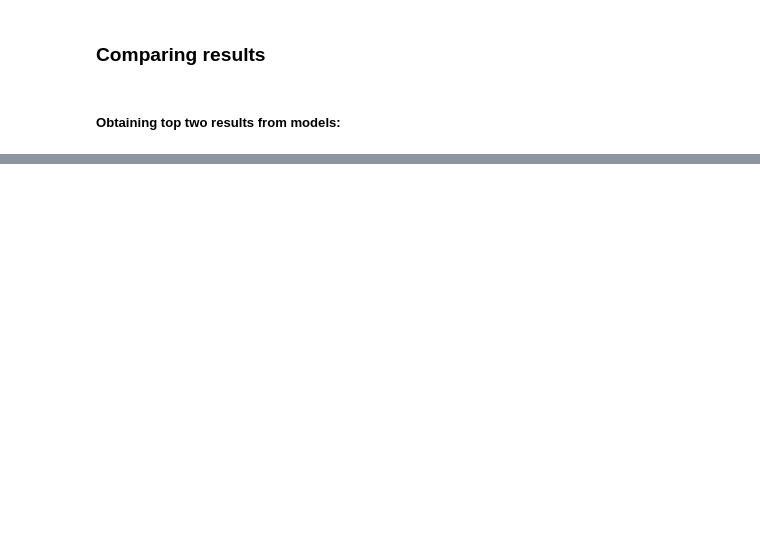
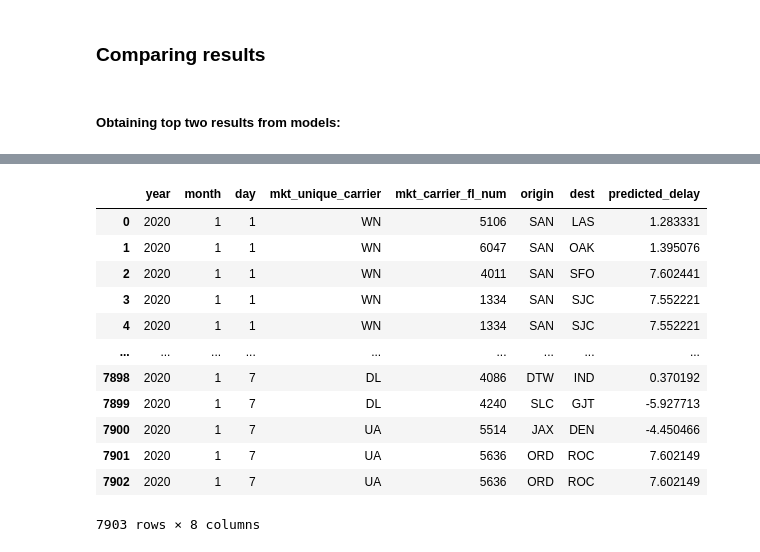
Before and after one commit to rileyjfournier/mid-term-project-I, a Jupyter notebook: James/ModelingWork.ipynb, the cells around one changed output, grey strips where cells are left out. Cells and saved outputs as stored; diff of their text form; code cells hidden in the pictures; blank space fills up the shorter version.

```diff
--- a/James/ModelingWork.ipynb
+++ b/James/ModelingWork.ipynb
@@ -775,0 +495,5 @@ results.to_csv('results.csv')
+# %%
+# loading data
+test = pd.read_csv('final_test.csv')
+# checking
+test.head()
@@ -775,0 +543,6 @@ results.to_csv('results.csv')
+# %%
+# creating column in table
+test['predicted_delay'] = test_pred
+
+# checking table
+test
@@ -775,0 +563,7 @@ results.to_csv('results.csv')
+# %%
+# re-adding removed origin/destination columns from original table
+original_test = pd.read_csv('DB/test_sample.csv', index_col='Unnamed: 0')
+
+# creating dictionary of location names for airport ids
+ids = original_test[['origin_airport_id','origin']].drop_duplicates()
+ids
@@ -775,0 +584,12 @@ results.to_csv('results.csv')
+# %%
+# creating dict
+temp = ids.set_index('origin_airport_id',inplace=True)
+temp_dict = ids.to_dict()['origin']
+
+# creating new origin column
+test['origin'] = test['origin_airport_id'].apply(lambda x: temp_dict.get(x))
+# creating new destination column
+test['dest'] = test['dest_airport_id'].apply(lambda x: temp_dict.get(x))
+
+# checking
+test.head()
@@ -775,0 +625,29 @@ results.to_csv('results.csv')
+# %%
+# filtering columns for submission table
+keeping = ['year',
+           'month',
+           'day',
+           'mkt_unique_carrier',
+           'mkt_carrier_fl_num',
+           'origin',
+           'dest',
+           'predicted_delay']
+
+submission = test[keeping]
+
+# viewing
+submission
+# %% [output]
+|  | year | month | day | mkt_unique_carrier | mkt_carrier_fl_num | origin | dest | predicted_delay |
+| 0 | 2020 | 1 | 1 | WN | 5106 | SAN | LAS | 1.283331 |
+| 1 | 2020 | 1 | 1 | WN | 6047 | SAN | OAK | 1.395076 |
+| 2 | 2020 | 1 | 1 | WN | 4011 | SAN | SFO | 7.602441 |
+| 3 | 2020 | 1 | 1 | WN | 1334 | SAN | SJC | 7.552221 |
+| 4 | 2020 | 1 | 1 | WN | 1334 | SAN | SJC | 7.552221 |
+| ... | ... | ... | ... | ... | ... | ... | ... | ... |
+| 7898 | 2020 | 1 | 7 | DL | 4086 | DTW | IND | 0.370192 |
+| 7899 | 2020 | 1 | 7 | DL | 4240 | SLC | GJT | -5.927713 |
+| 7900 | 2020 | 1 | 7 | UA | 5514 | JAX | DEN | -4.450466 |
+| 7901 | 2020 | 1 | 7 | UA | 5636 | ORD | ROC | 7.602149 |
+| 7902 | 2020 | 1 | 7 | UA | 5636 | ORD | ROC | 7.602149 |
+7903 rows × 8 columns
```
Also changed, not shown: parts of 31 cells of this notebook, 5 other files.
